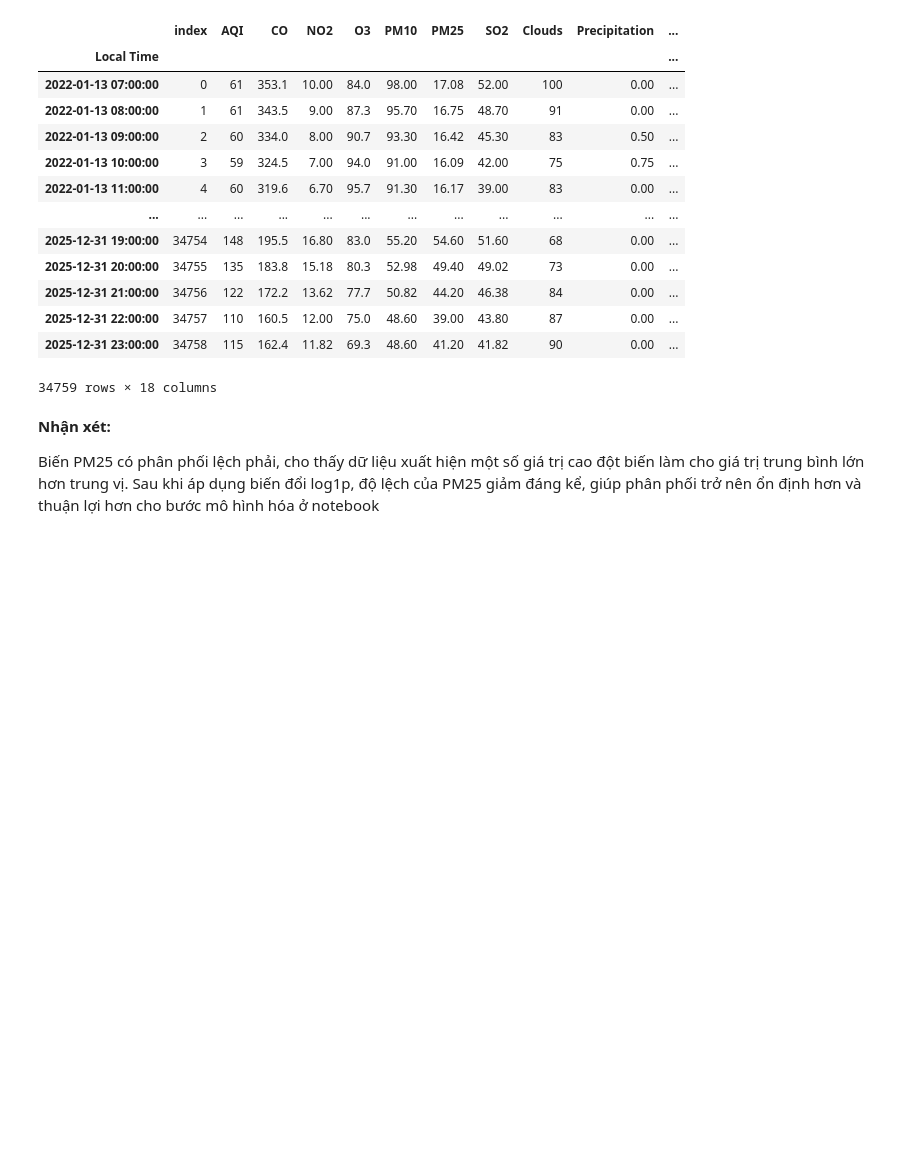
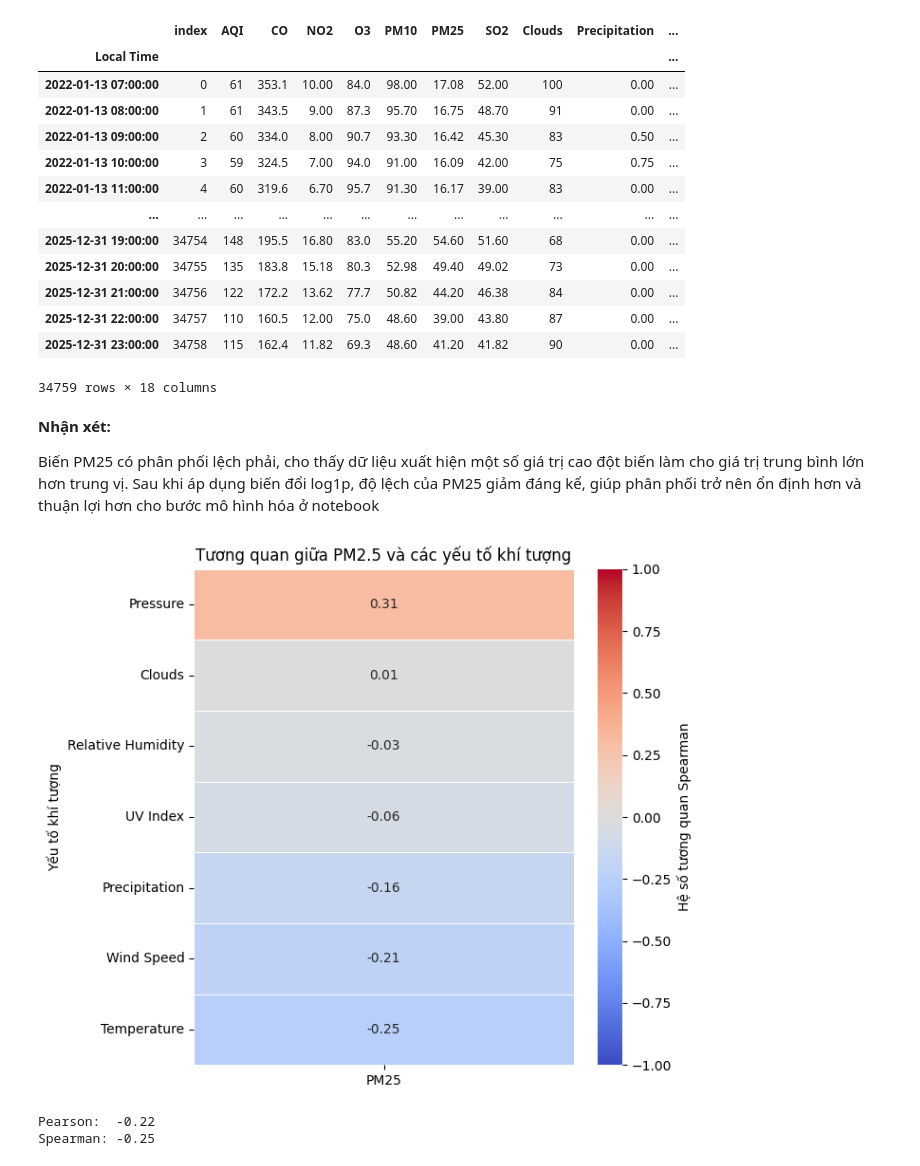
Before and after one commit to HoangHumg1210/hoankiem-air-quality-forecasting, a Jupyter notebook: notebooks/02_eda.ipynb, the cells around one changed output. Drawn from its saved outputs; the diff is of its cells as text; code cells hidden in the pictures; blank space fills up the shorter version.

```diff
--- a/notebooks/02_eda.ipynb
+++ b/notebooks/02_eda.ipynb
@@ -1359,3 +1442,71 @@ df
 
 Biến PM25 có phân phối lệch phải, cho thấy dữ liệu xuất hiện một số giá trị cao đột biến làm cho giá trị trung bình lớn hơn trung vị.
 Sau khi áp dụng biến đổi log1p, độ lệch của PM25 giảm đáng kể, giúp phân phối trở nên ổn định hơn và thuận lợi hơn cho bước mô hình hóa ở notebook
+# %%
+weather_cols = [
+    "Clouds",
+    "Precipitation",
+    "Pressure",
+    "Relative Humidity",
+    "Temperature",
+    "UV Index",
+    "Wind Speed"
+]
+
+# Kiểm tra các cột cần thiết
+required_cols = ["PM25"] + weather_cols
+missing_cols = [col for col in required_cols if col not in df.columns]
+
+if missing_cols:
+    raise ValueError(f"Không tìm thấy các cột: {missing_cols}")
+
+# Chuyển sang dạng số để tính tương quan
+weather_data = df[required_cols].apply(
+    pd.to_numeric,
+    errors="coerce"
+)
+
+weather_corr = (
+    weather_data
+    .corr(method="spearman")[["PM25"]]
+    .drop(index="PM25")
+    .sort_values("PM25", ascending=False)
+)
+
+plt.figure(figsize=(7, 6))
+
+sns.heatmap(
+    weather_corr,
+    annot=True,
+    fmt=".2f",
+    cmap="coolwarm",
+    center=0,
+    vmin=-1,
+    vmax=1,
+    linewidths=0.5,
+    cbar_kws={"label": "Hệ số tương quan Spearman"}
+)
+
+plt.title("Tương quan giữa PM2.5 và các yếu tố khí tượng")
+plt.xlabel("")
+plt.ylabel("Yếu tố khí tượng")
+plt.tight_layout()
+plt.show()
+# %% [output]
+[figure, added]
+# %%
+pearson_corr = df["Temperature"].corr(
+    df["PM25"],
+    method="pearson"
+)
+
+spearman_corr = df["Temperature"].corr(
+    df["PM25"],
+    method="spearman"
+)
+
+print(f"Pearson:  {pearson_corr:.2f}")
+print(f"Spearman: {spearman_corr:.2f}")
+# %% [output]
+Pearson:  -0.22
+Spearman: -0.25
```
Also changed, not shown: parts of 7 cells of this notebook, 1 other file.
